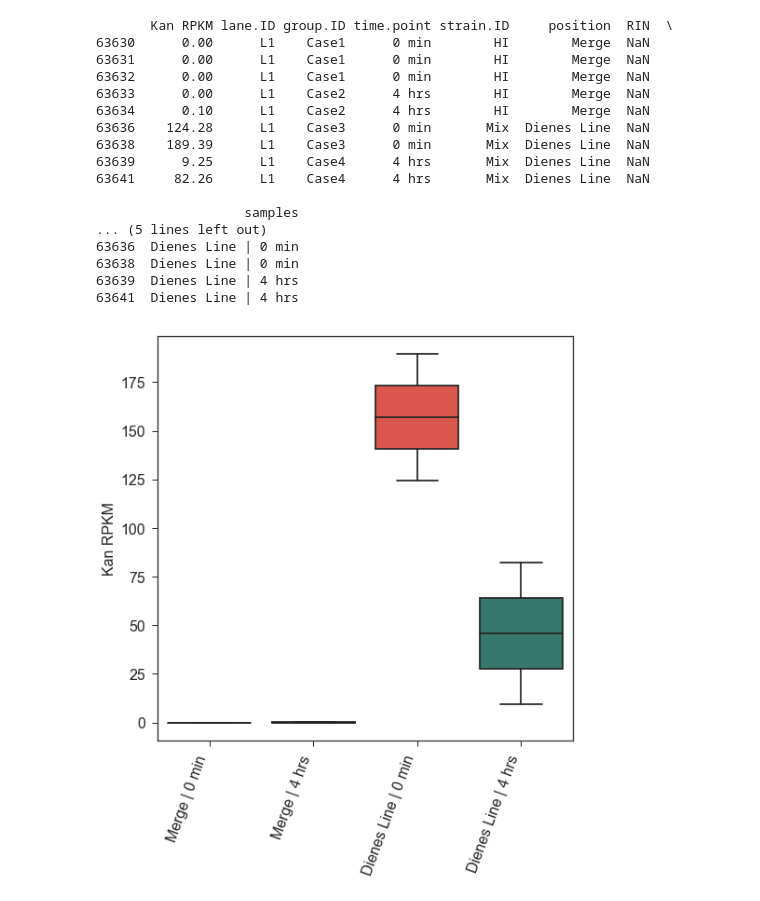
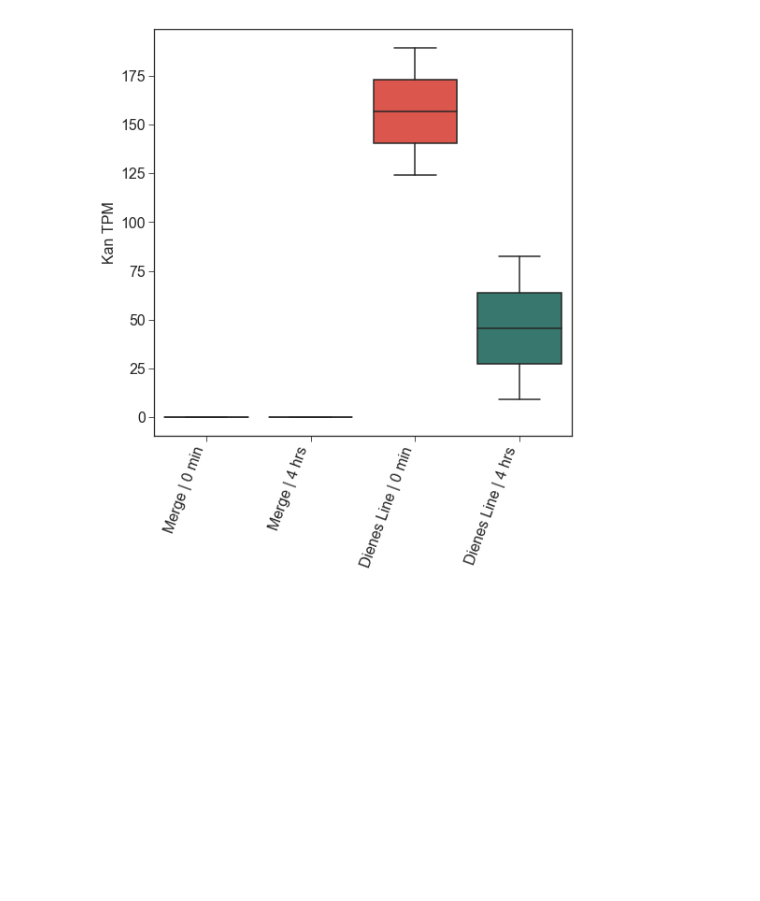
Before and after one commit to ASintsova/spatial_dynamics_of_gene_expression_in_response_to_T6SS_attack, a Jupyter notebook: lib/figure_2.ipynb, the cells around one changed output. Saved outputs shown, nothing was run; the diff lists cells and outputs as text; code cells hidden in the pictures; blank space fills up the shorter version.

Commit message:
Re-doing figures 2 and 3 with TPMs instead of RPKMs, absolutely no difference

```diff
--- a/lib/figure_2.ipynb
+++ b/lib/figure_2.ipynb
@@ -111,0 +1,13 @@ See the caveats in the documentation: http://pandas.pydata.org/pandas-docs/stabl
+# %%
+from settings import *
+%matplotlib inline
+config_dict = process_config()
+info_file = config_dict['data']['exp_design']
+info = pd.read_csv(info_file, index_col=0)
+count_file = config_dict['counts']['tpms_4']
+figures_dir = config_dict['out_dir']['figures']
+results_dir = config_dict['out_dir']['tables']
+
+info = info[info.experiment == "E1"]
+info["position"] = info["position"].str.replace("L-HI", wt_L)
+info["position"] = info["position"].str.replace("L-9C", mut_L)
@@ -145,37 +56,21 @@ rpkms_norm.to_csv("normailzed_rpkms_old_samples.csv")
 # %%
-mk_file = "/Users/annasintsova/git_repos/proteus/analysis/mutant_killing/rpkm/kan_rpkms.csv"
+# Because it is only one gene RPKM and TPM will be the same
+
+mk_file = config_dict["data"]["mutant_killing"]
 mk = pd.read_csv(mk_file, index_col=0, names=["Kan RPKM"])
-mk.index = [i.strip("S") for i in mk.index]
-mk = pd.merge(mk, old_meta, left_index=True, right_index=True)
-mk["samples"] = [samples[i] for i in mk["group.ID"]]
-print(mk)
+mk = mk.join(info, how='inner')
+mk["samples"] = [samples[i] for i in mk.case]
+
 fig = plt.figure(figsize = (8,8))
 order = [samples["Case1"], samples["Case2"], samples["Case3"], samples["Case4"]]
 ax = sns.boxplot(x= "samples", y="Kan RPKM", data = mk, palette=[col2, col5, col1, col4], order=order);
 plt.yticks(fontsize=16)
 ax.set_xticklabels(ax.get_xticklabels(), rotation = 70, fontsize = 16,ha="right")
 ax.set_xlabel("")
-ax.set_ylabel(ax.get_ylabel(), fontsize=16)
-fig.savefig(os.path.join(figures_folder, "2018-07-02-proteus_rnaseq_figure_2c.png"), dpi=300, bbox_inches="tight")
+ax.set_ylabel("Kan TPM", fontsize=16)
+fig.savefig(os.path.join(figures_dir, "Figure_2c.png"), dpi=300, bbox_inches="tight")
 # %% [output]
-       Kan RPKM lane.ID group.ID time.point strain.ID     position  RIN  \
-63630      0.00      L1    Case1      0 min        HI        Merge  NaN
-63631      0.00      L1    Case1      0 min        HI        Merge  NaN
-63632      0.00      L1    Case1      0 min        HI        Merge  NaN
-63633      0.00      L1    Case2      4 hrs        HI        Merge  NaN
-63634      0.10      L1    Case2      4 hrs        HI        Merge  NaN
-63636    124.28      L1    Case3      0 min       Mix  Dienes Line  NaN
-63638    189.39      L1    Case3      0 min       Mix  Dienes Line  NaN
-63639      9.25      L1    Case4      4 hrs       Mix  Dienes Line  NaN
-63641     82.26      L1    Case4      4 hrs       Mix  Dienes Line  NaN
-
-                   samples
-... (5 lines left out)
-63636  Dienes Line | 0 min
-63638  Dienes Line | 0 min
-63639  Dienes Line | 4 hrs
-63641  Dienes Line | 4 hrs
-[figure, old version]
+[figure, new version]
 # %%
 def get_rid_of_genbank(df, column_name = "Function", genbank = "GenBank"):
     fx = df[column_name]
```
Also changed, not shown: parts of 10 cells of this notebook, 4 other files.
